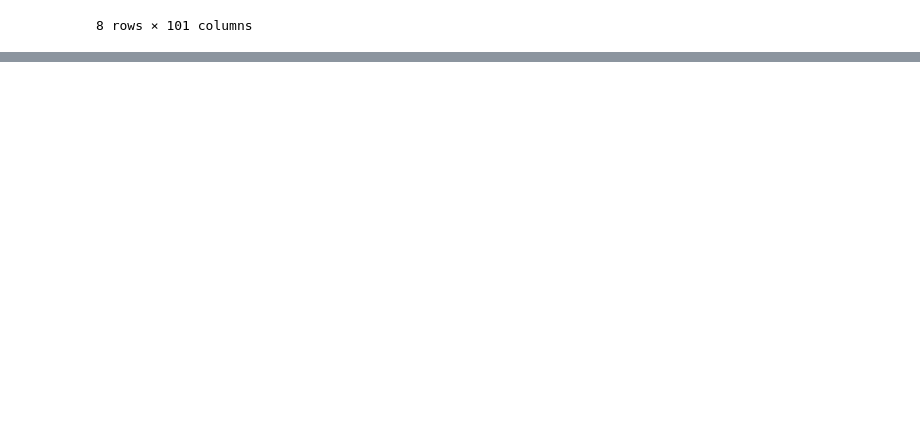
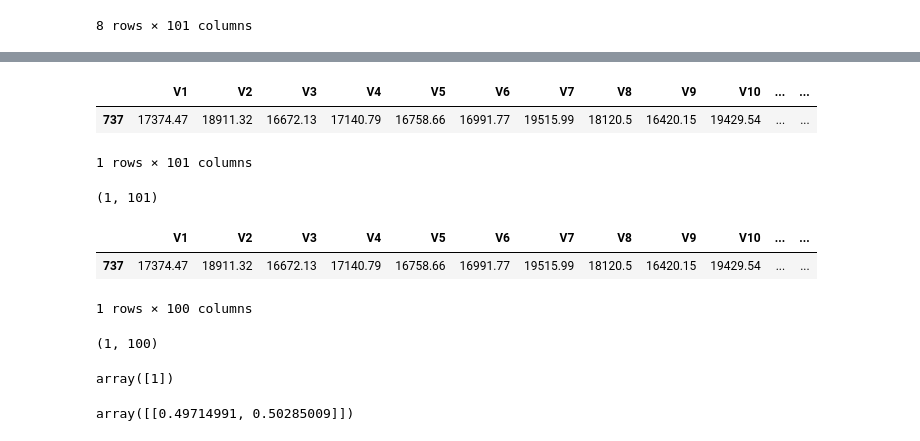
Before and after one commit to Dharmesh0073/Machine-Learning-Projects, a Jupyter notebook: Hill_Valley_LogisticRegression.ipynb, the cells around one changed output, grey strips where cells are left out. Saved outputs shown, nothing was run; the diff lists cells and outputs as text; code cells hidden in the pictures; blank space fills up the shorter version.

```diff
--- a/Hill_Valley_LogisticRegression.ipynb
+++ b/Hill_Valley_LogisticRegression.ipynb
@@ -57,0 +236,12 @@ df.describe()
+# %%
+  X_new = df.sample(1)
+# %%
+X_new
+# %% [output]
+|  | V1 | V2 | V3 | V4 | V5 | V6 | V7 | V8 | V9 | V10 | ... | ... |
+| 737 | 17374.47 | 18911.32 | 16672.13 | 17140.79 | 16758.66 | 16991.77 | 19515.99 | 18120.5 | 16420.15 | 19429.54 | ... | ... |
+1 rows × 101 columns
+# %%
+X_new.shape
+# %% [output]
+(1, 101)
@@ -57,0 +250,10 @@ df.describe()
+# %%
+X_new
+# %% [output]
+|  | V1 | V2 | V3 | V4 | V5 | V6 | V7 | V8 | V9 | V10 | ... | ... |
+| 737 | 17374.47 | 18911.32 | 16672.13 | 17140.79 | 16758.66 | 16991.77 | 19515.99 | 18120.5 | 16420.15 | 19429.54 | ... | ... |
+1 rows × 100 columns
+# %%
+X_new.shape
+# %% [output]
+(1, 100)
@@ -57,0 +264,8 @@ df.describe()
+# %%
+y_pred_new
+# %% [output]
+array([1])
+# %%
+lr.predict_proba(X_new)
+# %% [output]
+array([[0.49714991, 0.50285009]])
```
Also changed, not shown: parts of 37 cells of this notebook.
